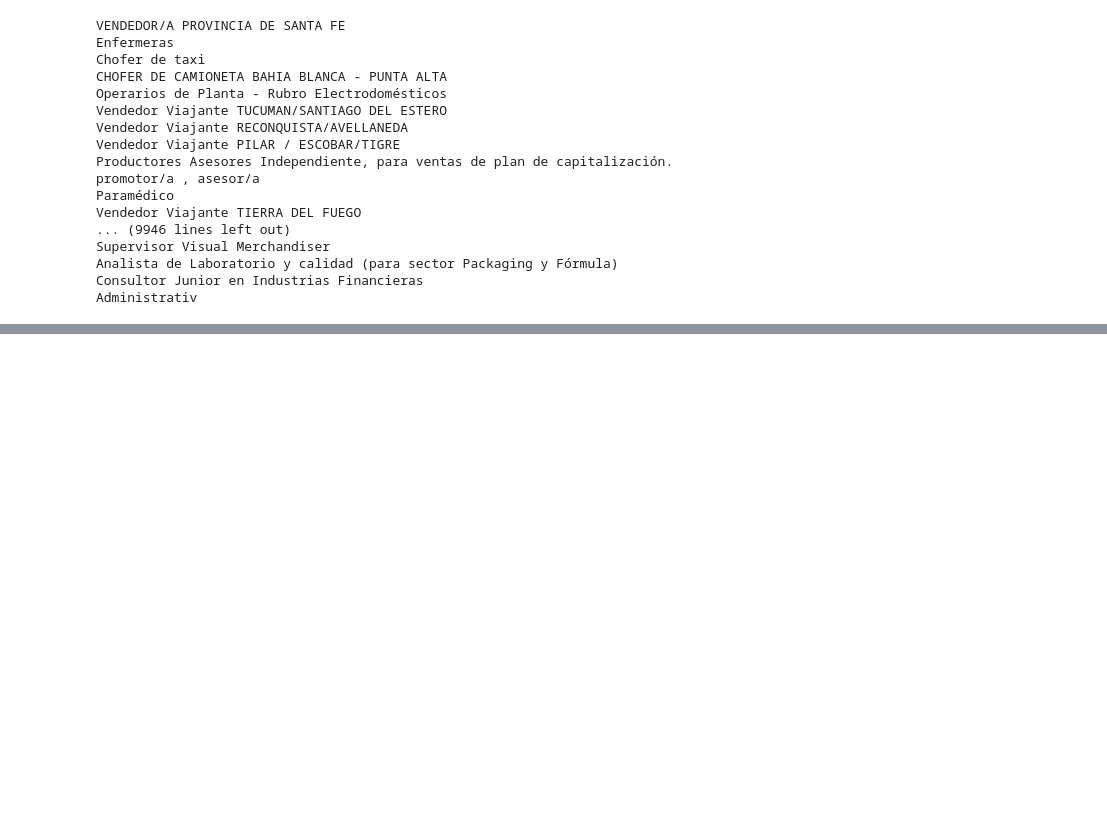
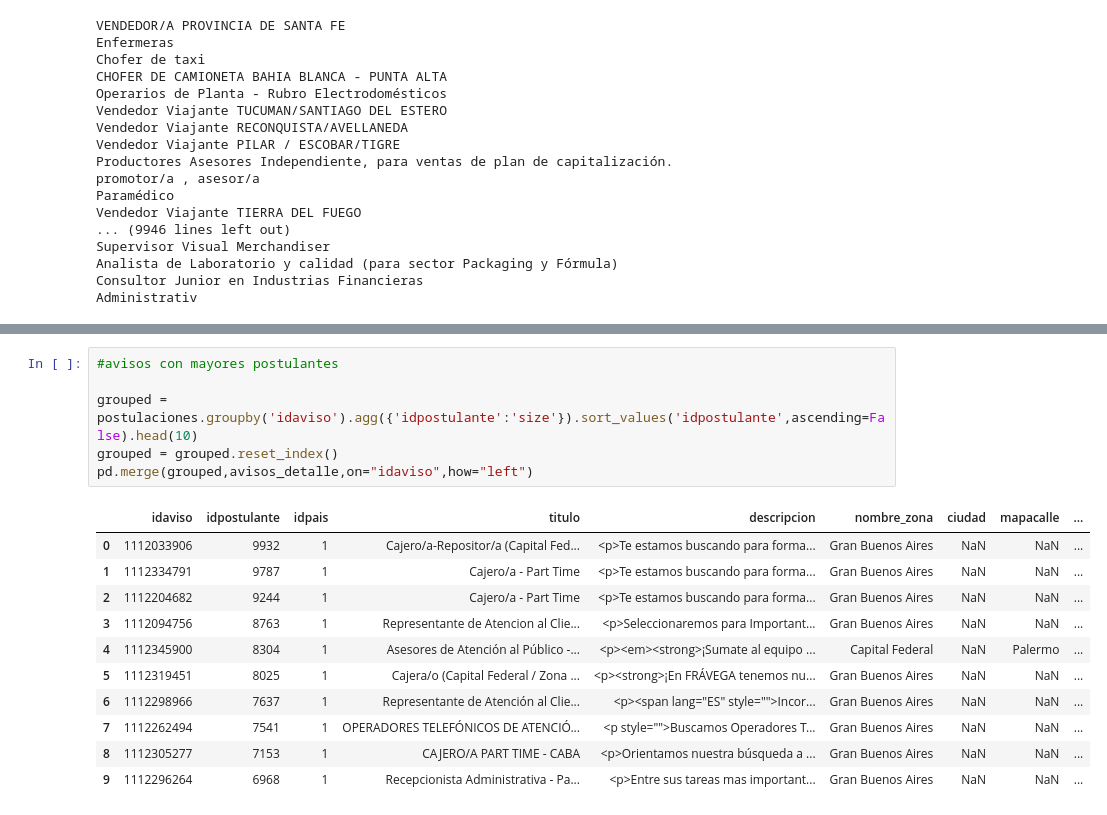
Before and after one commit to BrigliaAn/TP1-AnalisisExploratorio-ZonaJobs, a Jupyter notebook: AnalisisExploratorioTP1.ipynb, the cells around one changed output, grey strips where cells are left out. Drawn from its saved outputs; the diff is of its cells as text; blank space fills up the shorter version.

```diff
--- a/AnalisisExploratorioTP1.ipynb
+++ b/AnalisisExploratorioTP1.ipynb
@@ -94,0 +187,18 @@ Administrativ
+# %%
+#avisos con mayores postulantes
+
+grouped = postulaciones.groupby('idaviso').agg({'idpostulante':'size'}).sort_values('idpostulante',ascending=False).head(10)
+grouped = grouped.reset_index()
+pd.merge(grouped,avisos_detalle,on="idaviso",how="left")
+# %% [output]
+|  | idaviso | idpostulante | idpais | titulo | descripcion | nombre_zona | ciudad | mapacalle | ... |
+| 0 | 1112033906 | 9932 | 1 | Cajero/a-Repositor/a (Capital Fed... | <p>Te estamos buscando para forma... | Gran Buenos Aires | NaN | NaN | ... |
+| 1 | 1112334791 | 9787 | 1 | Cajero/a - Part Time | <p>Te estamos buscando para forma... | Gran Buenos Aires | NaN | NaN | ... |
+| 2 | 1112204682 | 9244 | 1 | Cajero/a - Part Time | <p>Te estamos buscando para forma... | Gran Buenos Aires | NaN | NaN | ... |
+| 3 | 1112094756 | 8763 | 1 | Representante de Atencion al Clie... | <p>Seleccionaremos para Important... | Gran Buenos Aires | NaN | NaN | ... |
+| 4 | 1112345900 | 8304 | 1 | Asesores de Atención al Público -... | <p><em><strong>¡Sumate al equipo ... | Capital Federal | NaN | Palermo | ... |
+| 5 | 1112319451 | 8025 | 1 | Cajera/o (Capital Federal / Zona ... | <p><strong>¡En FRÁVEGA tenemos nu... | Gran Buenos Aires | NaN | NaN | ... |
+| 6 | 1112298966 | 7637 | 1 | Representante de Atención al Clie... | <p><span lang="ES" style="">Incor... | Gran Buenos Aires | NaN | NaN | ... |
+| 7 | 1112262494 | 7541 | 1 | OPERADORES TELEFÓNICOS DE ATENCIÓ... | <p style="">Buscamos Operadores T... | Gran Buenos Aires | NaN | NaN | ... |
+| 8 | 1112305277 | 7153 | 1 | CAJERO/A PART TIME - CABA | <p>Orientamos nuestra búsqueda a ... | Gran Buenos Aires | NaN | NaN | ... |
+| 9 | 1112296264 | 6968 | 1 | Recepcionista Administrativa - Pa... | <p>Entre sus tareas mas important... | Gran Buenos Aires | NaN | NaN | ... |
```
Also changed, not shown: parts of 15 cells of this notebook.
